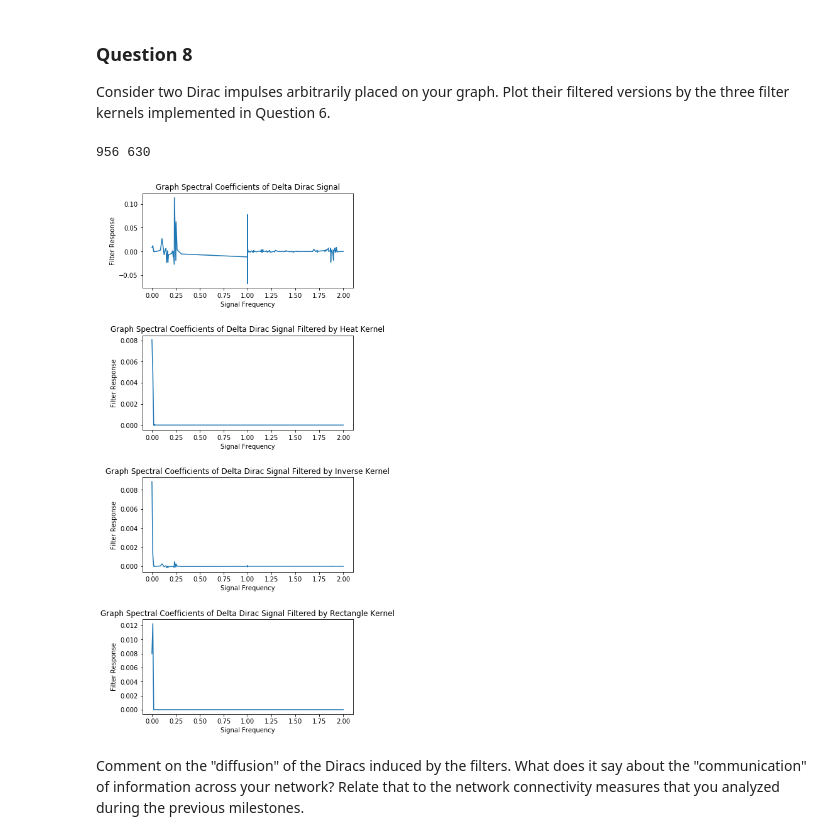
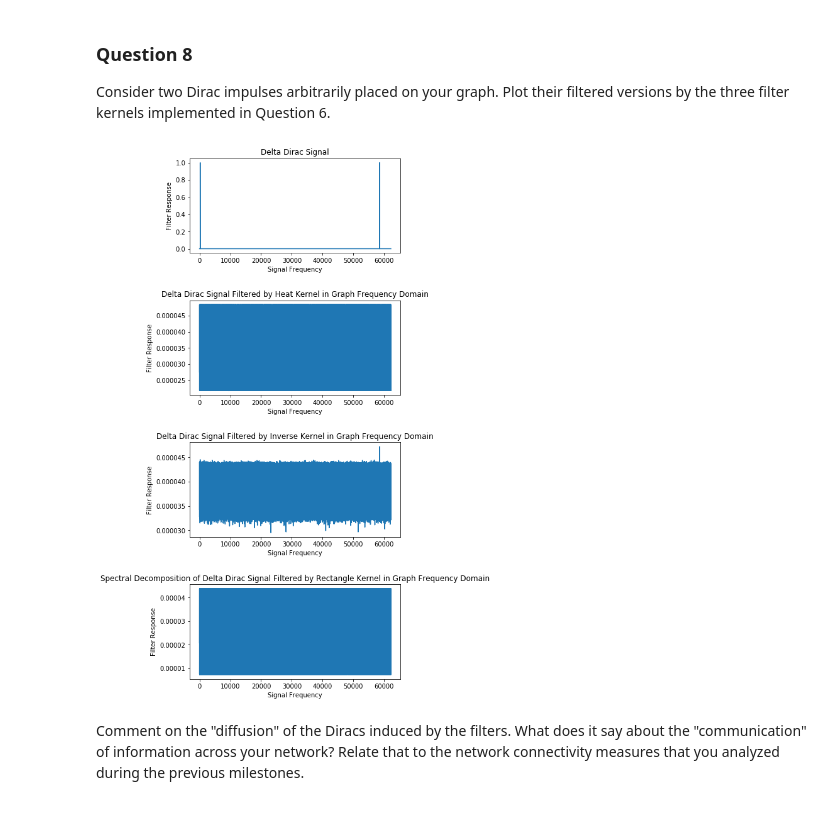
Before and after one commit to ilijagjorgjiev/ntds2018_team50, a Jupyter notebook: milestones/4_graph_signal_processing.ipynb, the cells around one changed output. Drawn from its saved outputs; the diff is of its cells as text; code cells hidden in the pictures.

```diff
--- a/milestones/4_graph_signal_processing.ipynb
+++ b/milestones/4_graph_signal_processing.ipynb
@@ -201,12 +186,12 @@ For the eigenvectors corresponding to the smaller eigenvalues (first three) whic
 Implement a function that returns the Graph Fourier Transform (GFT) of a given vector $x \in \mathbb{R}^{N},$ with respect to your graph, and a function that computes the corresponding inverse GFT (iGFT).
 # %%
 def GFT(x):
-    x_hat = np.tensordot(U, x, (0, 0))
-    return x_hat
+    x_gft = np.tensordot(U, x, (0, 0))
+    return x_gft
 
 def iGFT(x):
-    x_star = np.tensordot(U, x, (1, 0))
-    return x_star
+    x_igft = np.tensordot(U, x, (1, 0))
+    return x_igft
 # %% [markdown]
 ### Question 4
 
@@ -274,6 +216,0 @@ plt.plot(e, abs(GFT(labels)))
-# %%
-#graph.set_coordinates(eigenvectors[:, 1:3])
-x = labels
-my_filter = pg.filters.Filter(graph, GFT)
-filtered_signal =  my_filter.filter(labels)
-pg.plotting.plot_filter(filtered_signal, plot_eigenvalues=False, plot_name='Absolute Value of the GFT of Label Vector as a Signal on Graph')
@@ -356,41 +293,42 @@ Consider two Dirac impulses arbitrarily placed on your graph. Plot their filtere
 # %%
 num_nodes = 62173
 
 dirac_1 = np.zeros(num_nodes)
 dirac_2 = np.zeros(num_nodes)
-a = np.random.randint(0,1000)
-b = np.random.randint(0,1000)
+a = np.random.randint(0,num_nodes)
+b = np.random.randint(0,num_nodes)
 dirac_1[a] = 1
 dirac_2[b] = 1
 
 plt.subplot(4,1,1)
-plt.title("Graph Spectral Coefficients of Delta Dirac Signal")
+plt.title("Delta Dirac Signal")
 plt.xlabel("Signal Frequency")
 plt.ylabel("Filter Response")
-plt.plot(e, GFT(dirac_1+dirac_2))
+plt.plot(range(num_nodes), dirac_1+dirac_2)
 
 plt.subplot(4,1,2)
-plt.title("Graph Spectral Coefficients of Delta Dirac Signal Filtered by Heat Kernel")
+plt.title("Delta Dirac Signal Filtered by Heat Kernel in Graph Frequency Domain")
 plt.xlabel("Signal Frequency")
 plt.ylabel("Filter Response")
-plt.plot(e,sparse.spdiags(heat_kernel(e,10**2),[0],e.size,e.size)@ GFT(dirac_1+dirac_2))
+plt.plot(range(num_nodes),graph_filter(dirac_1+dirac_2,heat_kernel,t=10**2))
 
 plt.subplot(4,1,3)
-plt.title("Graph Spectral Coefficients of Delta Dirac Signal Filtered by Inverse Kernel")
+plt.title("Delta Dirac Signal Filtered by Inverse Kernel in Graph Frequency Domain")
 plt.xlabel("Signal Frequency")
 plt.ylabel("Filter Response")
-plt.plot(e, sparse.spdiags(inverse_kernel(e,10**3),[0],e.size,e.size)@ GFT(dirac_1+dirac_2))
+plt.plot(range(num_nodes),graph_filter(dirac_1+dirac_2,inverse_kernel,t=10**3))
+
 
 plt.subplot(4,1,4)
-plt.title("Graph Spectral Coefficients of Delta Dirac Signal Filtered by Rectangle Kernel")
+plt.title("Spectral Decomposition of Delta Dirac Signal Filtered by Rectangle Kernel in Graph Frequency Domain")
 plt.xlabel("Signal Frequency")
 plt.ylabel("Filter Response")
-plt.plot(e,sparse.spdiags(rectangle_kernel(e,-1,0.01),[0],e.size,e.size)@ GFT(dirac_1+dirac_2))
+plt.plot(range(num_nodes),graph_filter(dirac_1+dirac_2,rectangle_kernel,l_min=-1,l_max=0.01))
+
 
 plt.subplots_adjust(hspace=0.5,top=3)
 # %% [output]
-956 630
-[figure, old version]
+[figure, new version]
 # %% [markdown]
 Comment on the "diffusion" of the Diracs induced by the filters. What does it say about the "communication" of information across your network? Relate that to the network connectivity measures that you analyzed during the previous milestones.
 # %% [markdown]
```
Also changed, not shown: parts of 29 cells of this notebook.
